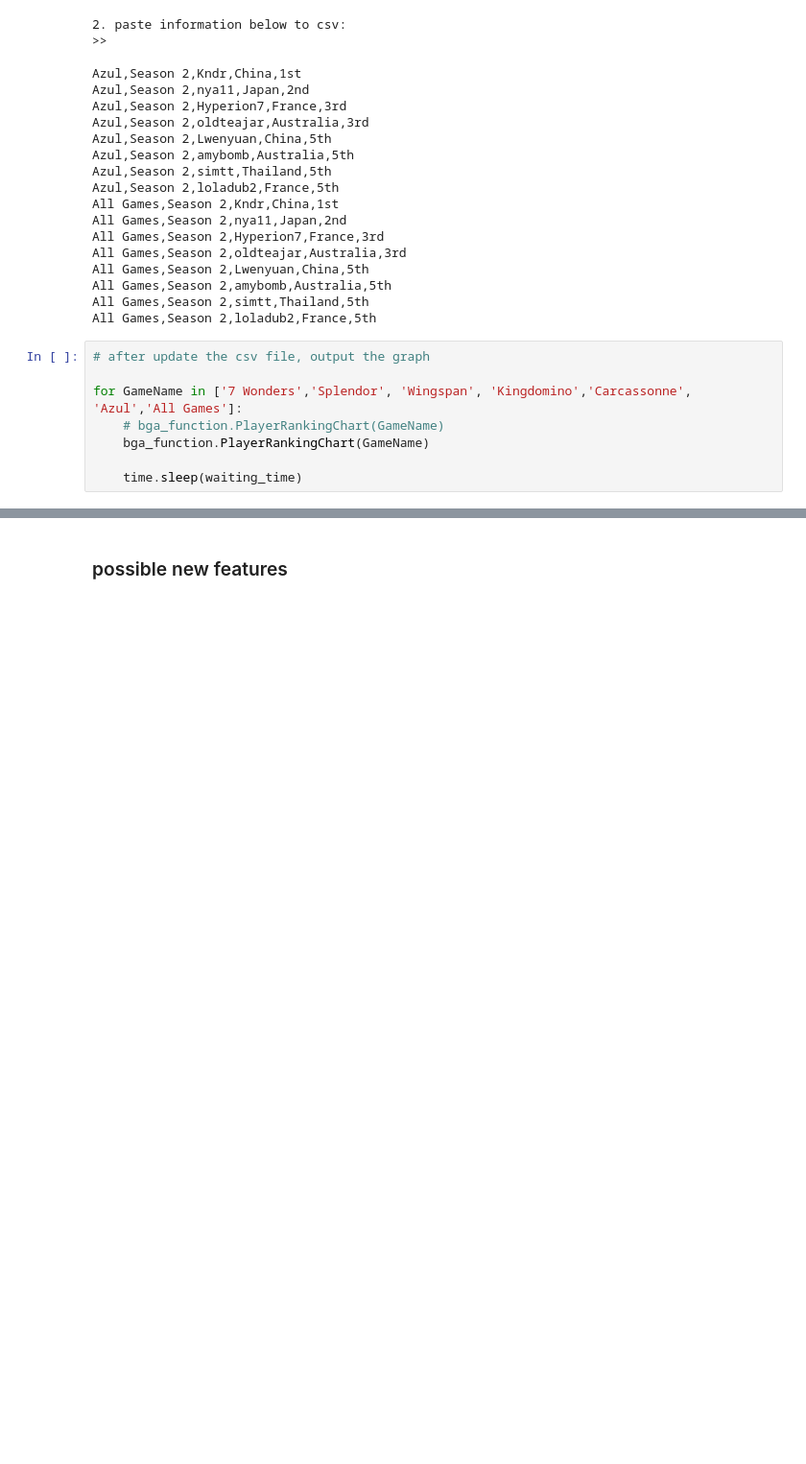
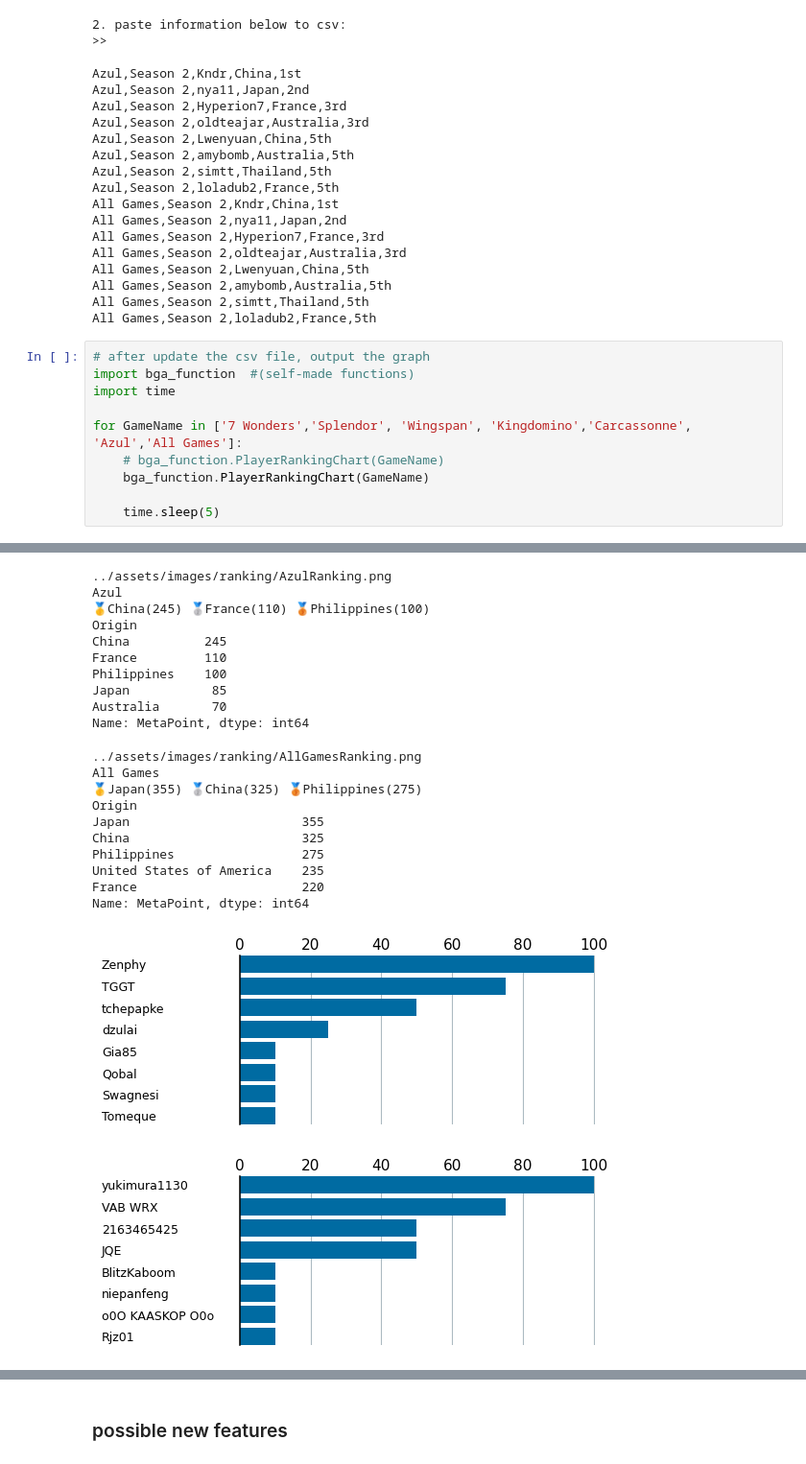
Before and after one commit to simon2016bht/wpoc, a Jupyter notebook: code/BGA.ipynb, the cells around one changed output, grey strips where cells are left out. Shown at 96% size. Drawn from its saved outputs; the diff is of its cells as text; blank space fills up the shorter version.

```diff
--- a/code/BGA.ipynb
+++ b/code/BGA.ipynb
@@ -532,9 +532,12 @@ All Games,Season 2,simtt,Thailand,5th
 All Games,Season 2,loladub2,France,5th
 # %%
 # after update the csv file, output the graph
+import bga_function  #(self-made functions)
+import time
 
 for GameName in ['7 Wonders','Splendor', 'Wingspan', 'Kingdomino','Carcassonne', 'Azul','All Games']:
     # bga_function.PlayerRankingChart(GameName)
     bga_function.PlayerRankingChart(GameName)
 
-    time.sleep(waiting_time)
+    time.sleep(5)
+# %% [output]
@@ -540,0 +594,22 @@ for GameName in ['7 Wonders','Splendor', 'Wingspan', 'Kingdomino','Carcassonne',
+../assets/images/ranking/AzulRanking.png
+Azul
+🥇China(245) 🥈France(110) 🥉Philippines(100)
+Origin
+China          245
+France         110
+Philippines    100
+Japan           85
+Australia       70
+Name: MetaPoint, dtype: int64
+../assets/images/ranking/AllGamesRanking.png
+All Games
+🥇Japan(355) 🥈China(325) 🥉Philippines(275)
+Origin
+Japan                       355
+China                       325
+Philippines                 275
+United States of America    235
+France                      220
+Name: MetaPoint, dtype: int64
+[figure, added]
+[figure, added]
```
Also changed, not shown: parts of 2 cells of this notebook, 3 other files.
